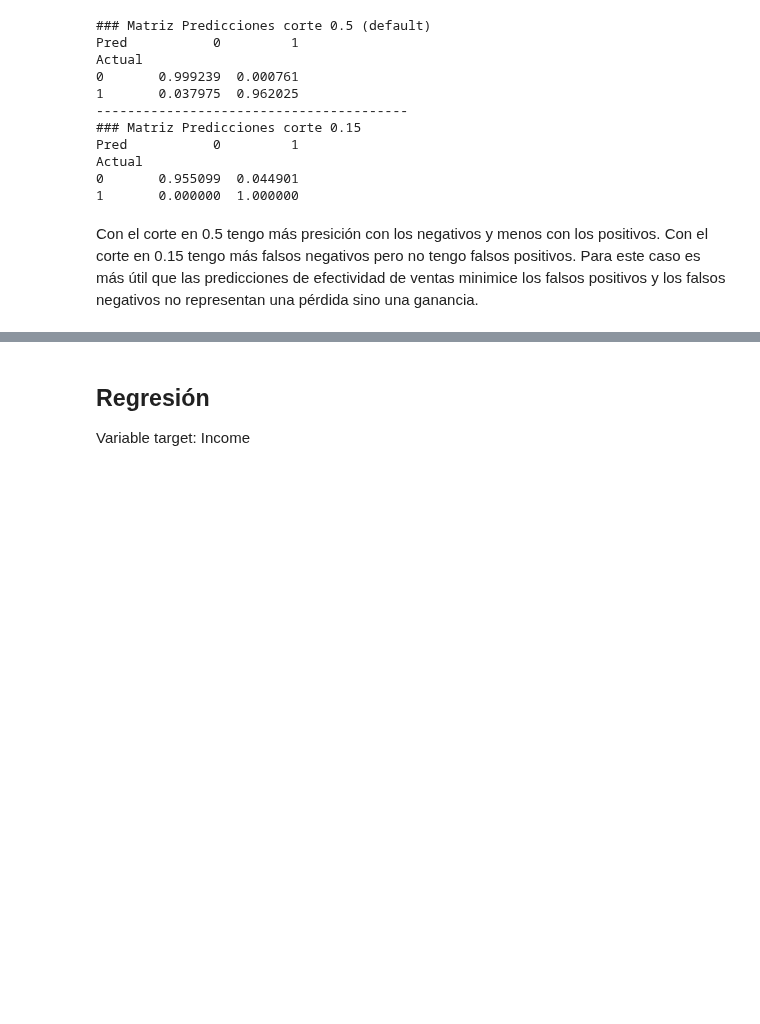
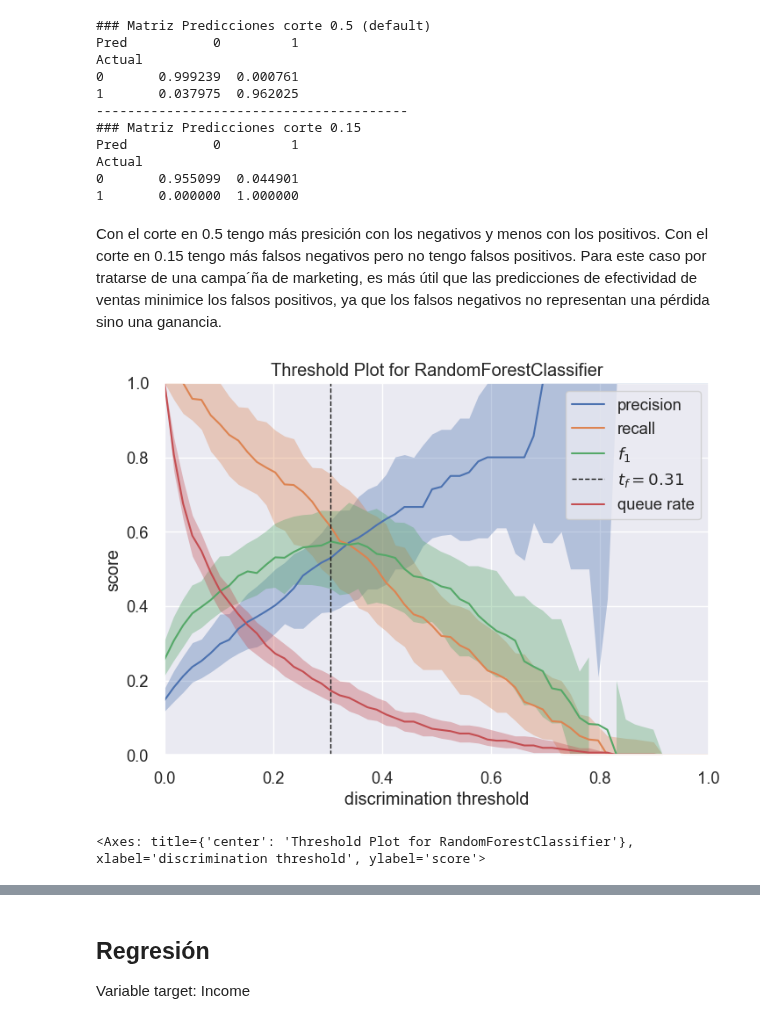
Before and after one commit to alejo-cuello/bootcamp-ds-mlops, a Jupyter notebook: 05-validacion-modelos-y-regresion/startup_ifood.ipynb, the cells around one changed output, grey strips where cells are left out. Drawn from its saved outputs; the diff is of its cells as text; code cells hidden in the pictures; blank space fills up the shorter version.

Commit message:
[update] Agregar gráficos de DiscriminationThreshold y Curva ROC y libs correspondientes

```diff
--- a/05-validacion-modelos-y-regresion/startup_ifood.ipynb
+++ b/05-validacion-modelos-y-regresion/startup_ifood.ipynb
@@ -316,4 +319,12 @@ Actual
 # %% [markdown]
 Con el corte en 0.5 tengo más presición con los negativos y menos con los positivos.</br>
 Con el corte en 0.15 tengo más falsos negativos pero no tengo falsos positivos. </br>
-Para este caso es más útil que las predicciones de efectividad de ventas minimice los falsos positivos y los falsos negativos no representan una pérdida sino una ganancia.
+Para este caso por tratarse de una campa´ña de marketing, es más útil que las predicciones de efectividad de ventas minimice los falsos positivos, ya que los falsos negativos no representan una pérdida sino una ganancia.
+# %%
+visualizer = DiscriminationThreshold(rfc)
+
+visualizer.fit(x_train_classification, y_train_classification)        # Ajustar data al visualizador
+visualizer.show()                       # Mostrar figura
+# %% [output]
+[figure, added]
+<Axes: title={'center': 'Threshold Plot for RandomForestClassifier'}, xlabel='discrimination threshold', ylabel='score'>
```
Also changed, not shown: parts of 11 cells of this notebook, 3 other files.
